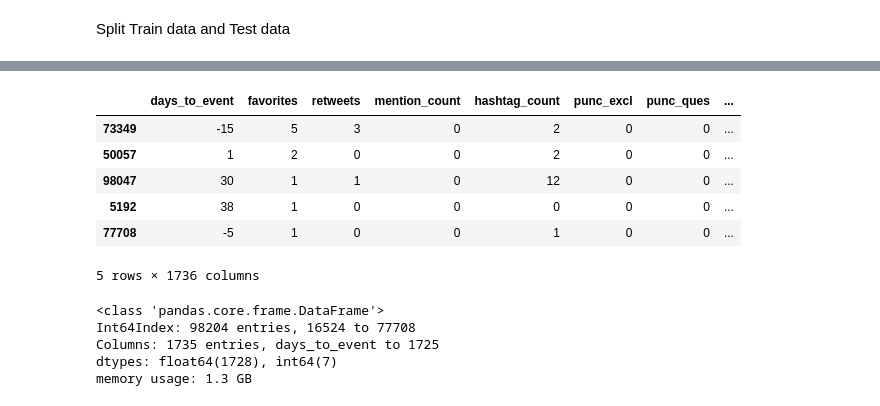
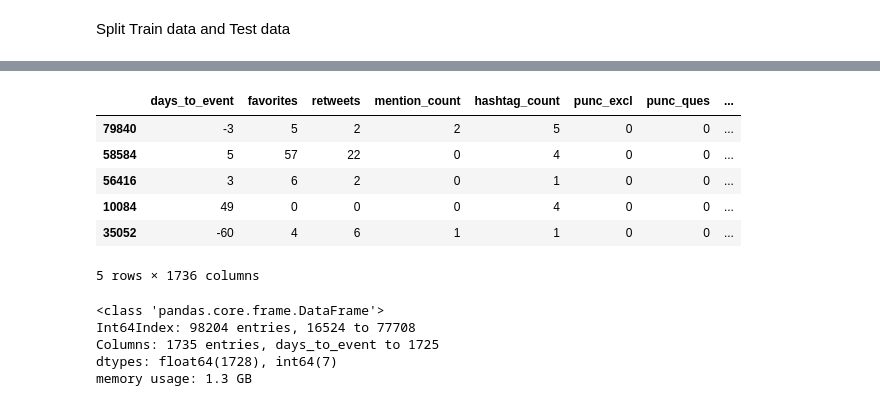
Before and after one commit to Vikramjeet-Singh/SocialUnrestTwitterAnalysis, a Jupyter notebook: SocialUnrest.ipynb, the cells around one changed output, grey strips where cells are left out. Saved outputs shown, nothing was run; the diff lists cells and outputs as text; code cells hidden in the pictures.

```diff
--- a/SocialUnrest.ipynb
+++ b/SocialUnrest.ipynb
@@ -530,13 +530,13 @@ final_training_features_df.head()
 5 rows × 1736 columns
 # %%
-final_training_features_df_1.tail()
+final_training_features_df.tail()
 # %% [output]
 |  | days_to_event | favorites | retweets | mention_count | hashtag_count | punc_excl | punc_ques | ... |
-| 73349 | -15 | 5 | 3 | 0 | 2 | 0 | 0 | ... |
-| 50057 | 1 | 2 | 0 | 0 | 2 | 0 | 0 | ... |
-| 98047 | 30 | 1 | 1 | 0 | 12 | 0 | 0 | ... |
-| 5192 | 38 | 1 | 0 | 0 | 0 | 0 | 0 | ... |
-| 77708 | -5 | 1 | 0 | 0 | 1 | 0 | 0 | ... |
+| 79840 | -3 | 5 | 2 | 2 | 5 | 0 | 0 | ... |
+| 58584 | 5 | 57 | 22 | 0 | 4 | 0 | 0 | ... |
+| 56416 | 3 | 6 | 2 | 0 | 1 | 0 | 0 | ... |
+| 10084 | 49 | 0 | 0 | 0 | 4 | 0 | 0 | ... |
+| 35052 | -60 | 4 | 6 | 1 | 1 | 0 | 0 | ... |
 5 rows × 1736 columns
 # %%
 Y = final_training_features_df['violent']
```
Also changed, not shown: parts of 2 cells of this notebook.
